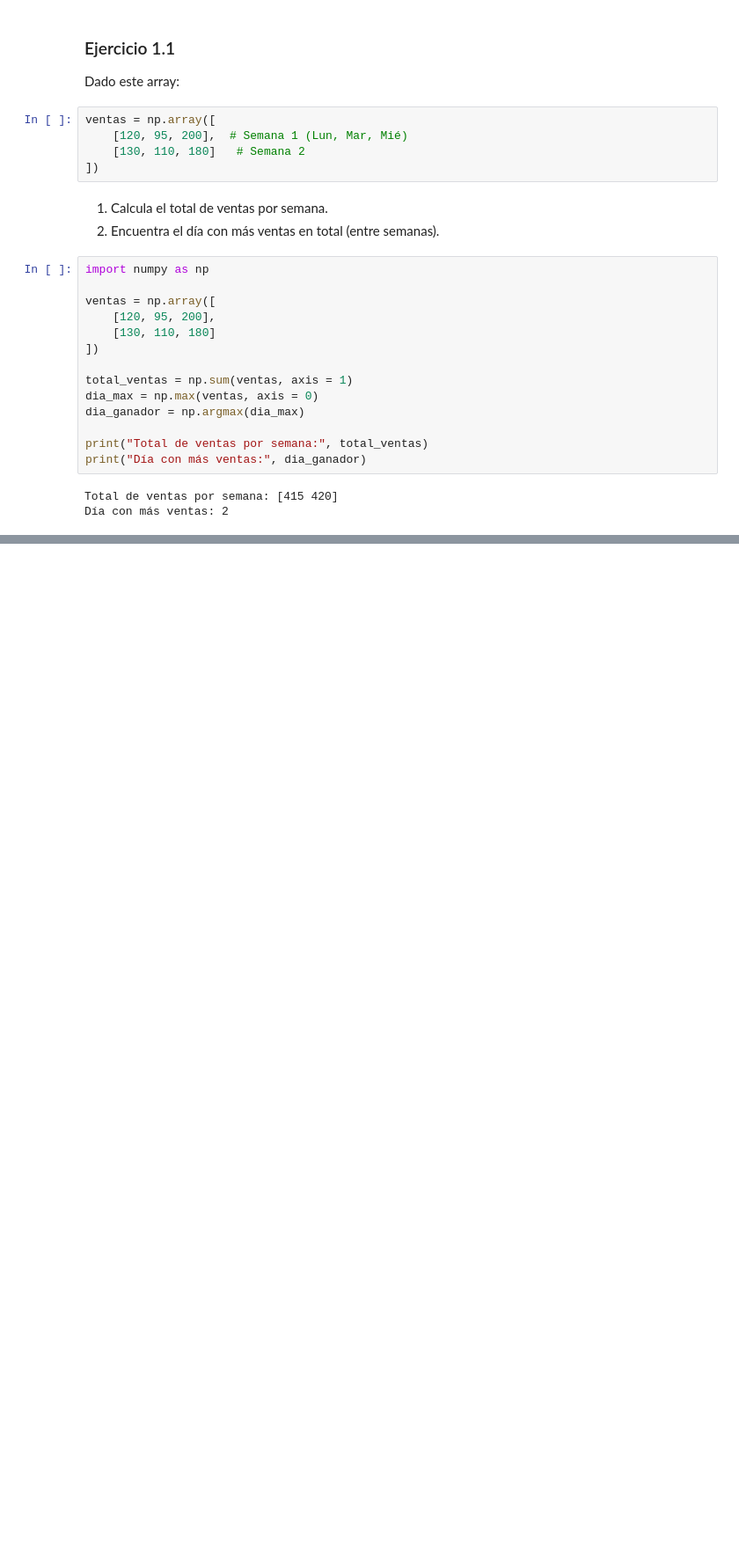
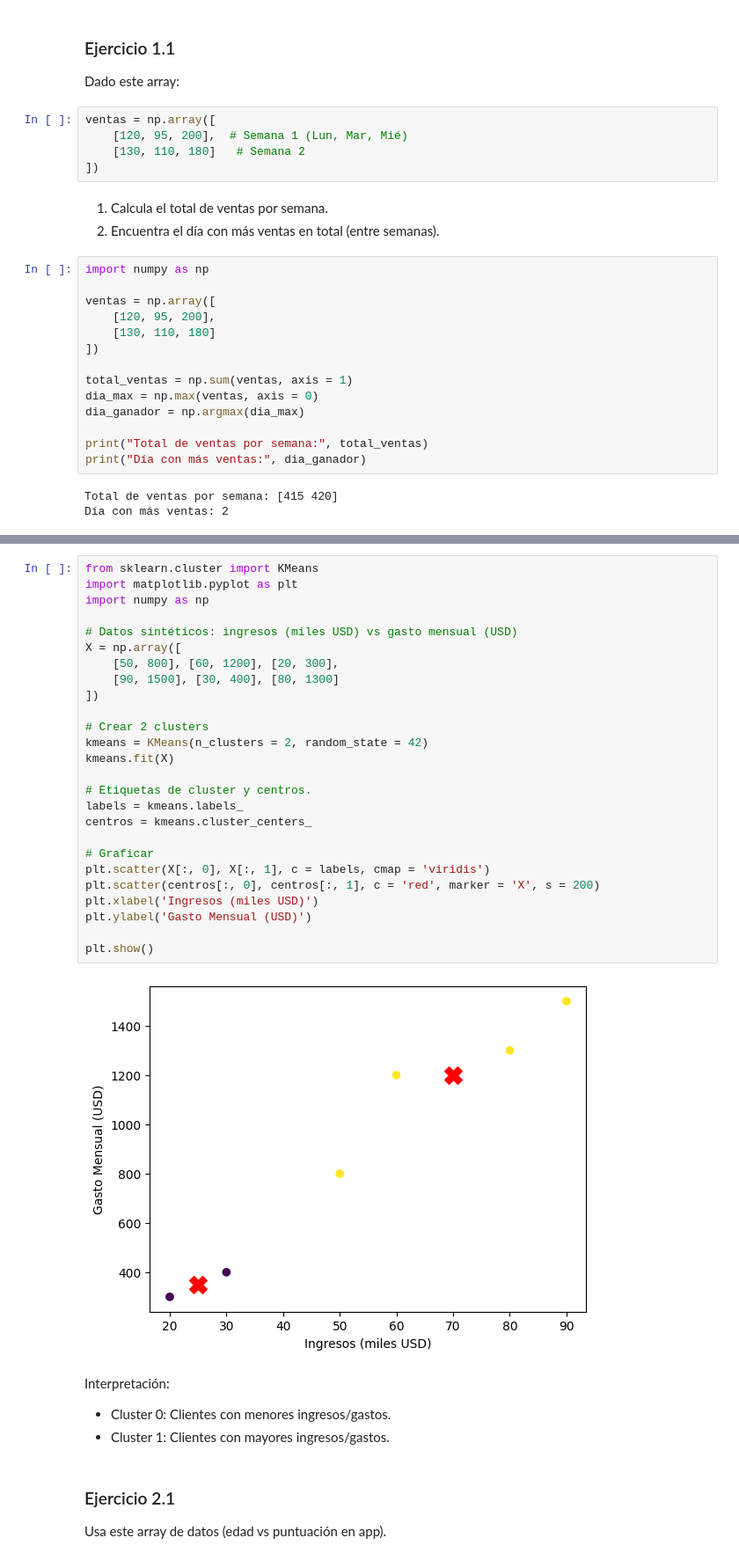
Before and after one commit to rodrigoalegre210/IA, a Jupyter notebook: IA-2.ipynb, the cells around one changed output, grey strips where cells are left out. Shown at 88% size. Cells and saved outputs as stored; diff of their text form; blank space fills up the shorter version.

```diff
--- a/IA-2.ipynb
+++ b/IA-2.ipynb
@@ -56,0 +63,37 @@ Día con más ventas: 2
+# %%
+from sklearn.cluster import KMeans
+import matplotlib.pyplot as plt
+import numpy as np
+
+# Datos sintéticos: ingresos (miles USD) vs gasto mensual (USD)
+X = np.array([
+    [50, 800], [60, 1200], [20, 300],
+    [90, 1500], [30, 400], [80, 1300]
+])
+
+# Crear 2 clusters
+kmeans = KMeans(n_clusters = 2, random_state = 42)
+kmeans.fit(X)
+
+# Etiquetas de cluster y centros.
+labels = kmeans.labels_
+centros = kmeans.cluster_centers_
+
+# Graficar
+plt.scatter(X[:, 0], X[:, 1], c = labels, cmap = 'viridis')
+plt.scatter(centros[:, 0], centros[:, 1], c = 'red', marker = 'X', s = 200)
+plt.xlabel('Ingresos (miles USD)')
+plt.ylabel('Gasto Mensual (USD)')
+
+plt.show()
+# %% [output]
+[figure, added]
+# %% [markdown]
+Interpretación:
+
+* Cluster 0: Clientes con menores ingresos/gastos.
+* Cluster 1: Clientes con mayores ingresos/gastos.
+# %% [markdown]
+### Ejercicio 2.1
+
+Usa este array de datos (edad vs puntuación en app).
```
Also changed, not shown: parts of 4 cells of this notebook.
